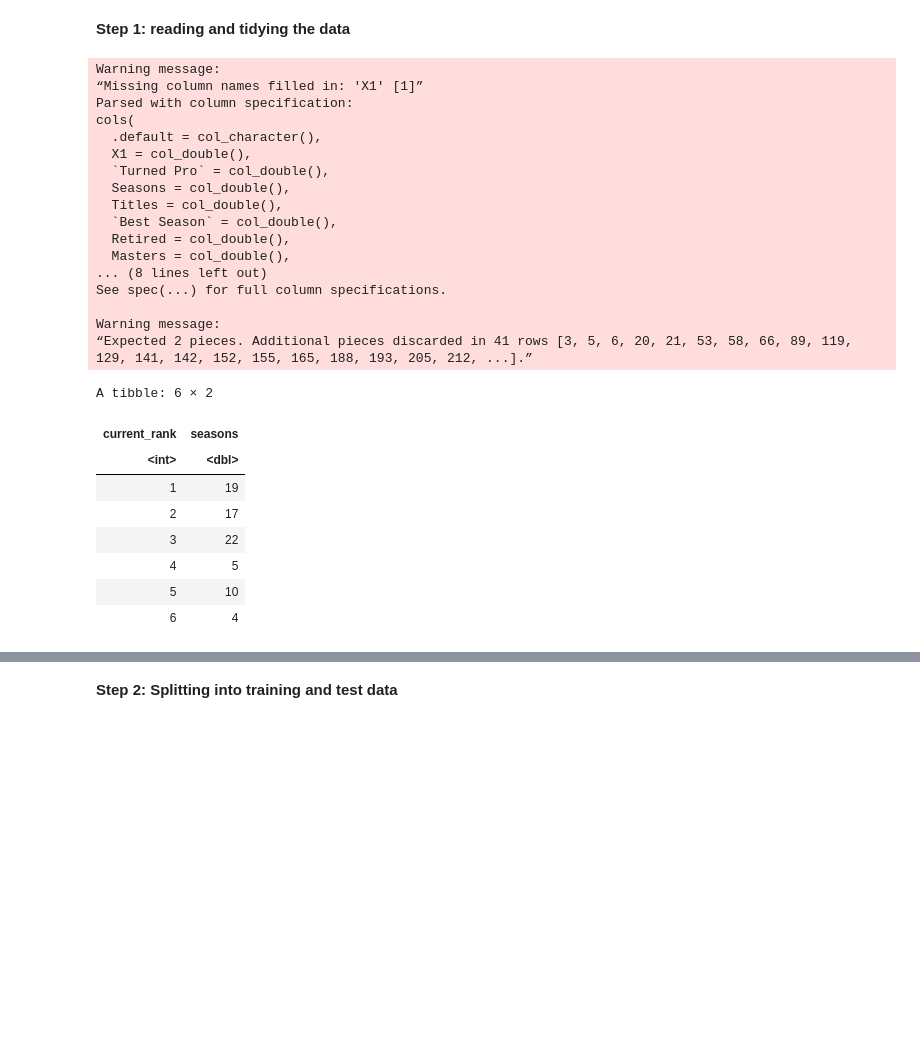
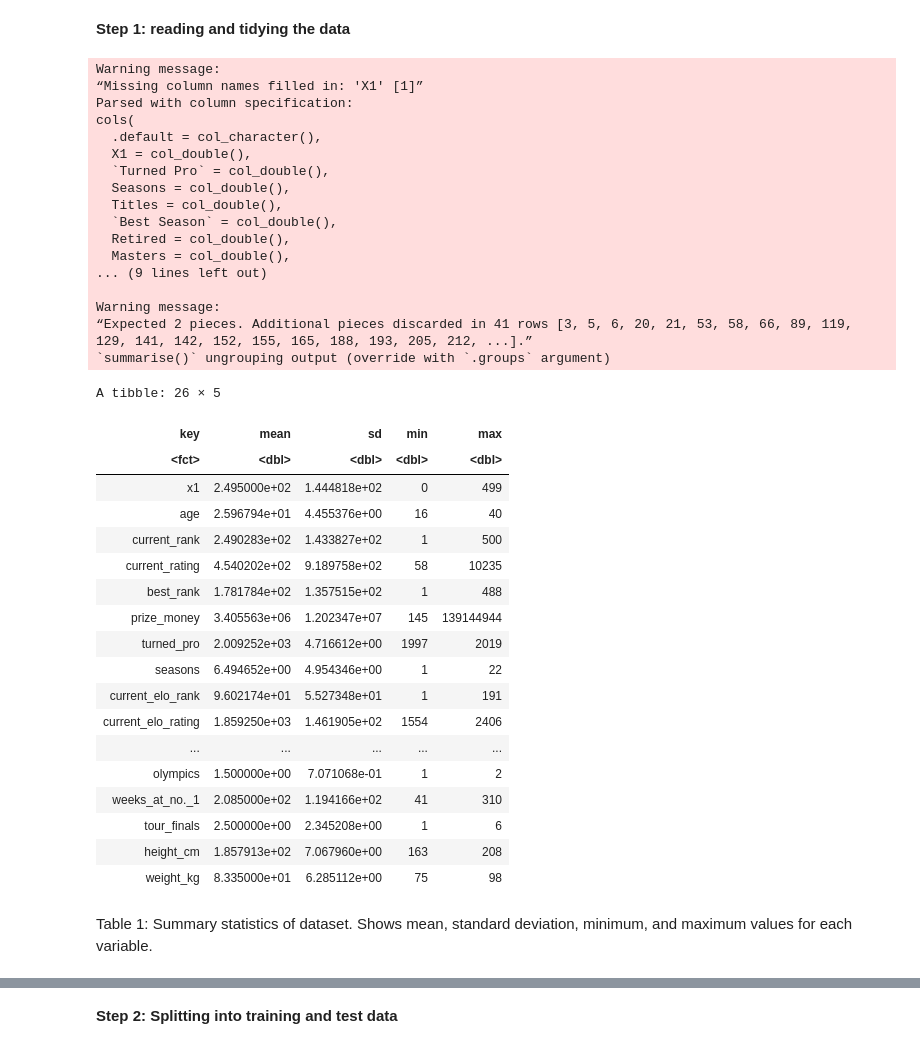
Before and after one commit to ZappyDoo/DSCIProject, a Jupyter notebook: final_project.ipynb, the cells around one changed output, grey strips where cells are left out. Drawn from its saved outputs; the diff is of its cells as text; code cells hidden in the pictures; blank space fills up the shorter version.

```diff
--- a/final_project.ipynb
+++ b/final_project.ipynb
@@ -61,7 +61,7 @@ names(player_stats) <- gsub(" ", "_", names(player_stats)) %>%
 #tidying "active" column
 player_stats$active[is.na(player_stats$active)] <- "No"
 
-tidy_player_stats <- player_stats %>%
+tidy_player <- player_stats %>%
 
     #separating columns with multiple variables
         separate(age, sep = " ", into = c("age", "birthdate"), convert = TRUE) %>%
@@ -77,49 +77,60 @@ tidy_player_stats <- player_stats %>%
         separate(peak_elo_rating, sep = " ", into = c("peak_elo_rating", "peak_elo_rating_date"), convert = TRUE) %>%
 
         separate(goat_rank, sep = " ", into = c("goat_rank", "goat_rating"), convert = TRUE) %>%
 
     #further tidying (e.g. removing brackets, changing data type)
         mutate(current_rating = parse_number(current_rating),
                 best_rank_date = str_replace(best_rank_date, "[(]", ""), best_rank_date = str_replace(best_rank_date, "[)]", ""), best_rank_date = as.Date(best_rank_date, format = '%d-%m-%Y'),
                 height_cm = parse_number(height), weight_kg = parse_number(weight), prize_money = parse_number(prize_money),
                 current_elo_rating = parse_number(current_elo_rating),
                 best_elo_rank_date = str_replace(best_elo_rank_date, "[(]", ""), best_elo_rank_date = str_replace(best_elo_rank_date, "[)]", ""), best_elo_rank_date = as.Date(best_elo_rank_date, format = '%d-%m-%Y'),
                 peak_elo_rating_date = str_replace(peak_elo_rating_date, "[(]", ""), peak_elo_rating_date = str_replace(peak_elo_rating_date, "[)]", ""), peak_elo_rating_date = as.Date(peak_elo_rating_date, format = '%d-%m-%Y'),
                 last_appearance = as.Date(last_appearance, format = '%d-%m-%Y'),
                 goat_rating = parse_number(goat_rating),
-                active = as.factor(active)) %>%
+                active = as.factor(active))
 
-    #selecting columns to plot
-        select(current_rank, seasons) %>%
-
-        arrange(current_rank) %>%
-        filter(!is.na(current_rank) & !is.na(seasons))
-
-head(tidy_player_stats)
+stats_summary <- tidy_player %>%
+        select_if(is.numeric) %>%
+        gather(factor_key = TRUE) %>%
+        group_by(key) %>%
+        summarise(mean = mean(value, na.rm = TRUE), sd = sd(value, na.rm = TRUE), min = min(value, na.rm = TRUE), max = max(value, na.rm = TRUE))
+stats_summary
 # %% [output]
 Warning message:
 “Missing column names filled in: 'X1' [1]”
 Parsed with column specification:
 cols(
   .default = col_character(),
   X1 = col_double(),
   `Turned Pro` = col_double(),
   Seasons = col_double(),
   Titles = col_double(),
   `Best Season` = col_double(),
   Retired = col_double(),
   Masters = col_double(),
-... (8 lines left out)
-See spec(...) for full column specifications.
+... (9 lines left out)
 
 Warning message:
 “Expected 2 pieces. Additional pieces discarded in 41 rows [3, 5, 6, 20, 21, 53, 58, 66, 89, 119, 129, 141, 142, 152, 155, 165, 188, 193, 205, 212, ...].”
+`summarise()` ungrouping output (override with `.groups` argument)
-A tibble: 6 × 2
+A tibble: 26 × 5
-| current_rank | seasons |
-| <int> | <dbl> |
-| 1 | 19 |
-| 2 | 17 |
-| 3 | 22 |
-| 4 | 5 |
-| 5 | 10 |
-| 6 | 4 |
+| key | mean | sd | min | max |
+| <fct> | <dbl> | <dbl> | <dbl> | <dbl> |
+| x1 | 2.495000e+02 | 1.444818e+02 | 0 | 499 |
+| age | 2.596794e+01 | 4.455376e+00 | 16 | 40 |
+| current_rank | 2.490283e+02 | 1.433827e+02 | 1 | 500 |
+| current_rating | 4.540202e+02 | 9.189758e+02 | 58 | 10235 |
+| best_rank | 1.781784e+02 | 1.357515e+02 | 1 | 488 |
+| prize_money | 3.405563e+06 | 1.202347e+07 | 145 | 139144944 |
+| turned_pro | 2.009252e+03 | 4.716612e+00 | 1997 | 2019 |
+| seasons | 6.494652e+00 | 4.954346e+00 | 1 | 22 |
+| current_elo_rank | 9.602174e+01 | 5.527348e+01 | 1 | 191 |
+| current_elo_rating | 1.859250e+03 | 1.461905e+02 | 1554 | 2406 |
+| ... | ... | ... | ... | ... |
+| olympics | 1.500000e+00 | 7.071068e-01 | 1 | 2 |
+| weeks_at_no._1 | 2.085000e+02 | 1.194166e+02 | 41 | 310 |
+| tour_finals | 2.500000e+00 | 2.345208e+00 | 1 | 6 |
+| height_cm | 1.857913e+02 | 7.067960e+00 | 163 | 208 |
+| weight_kg | 8.335000e+01 | 6.285112e+00 | 75 | 98 |
+# %% [markdown]
+Table 1: Summary statistics of dataset. Shows mean, standard deviation, minimum, and maximum values for each variable.
```
Also changed, not shown: parts of 12 cells of this notebook.
